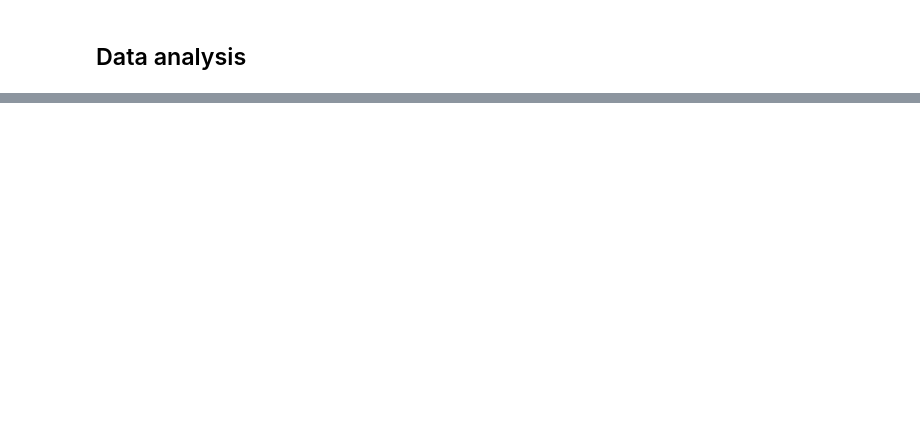
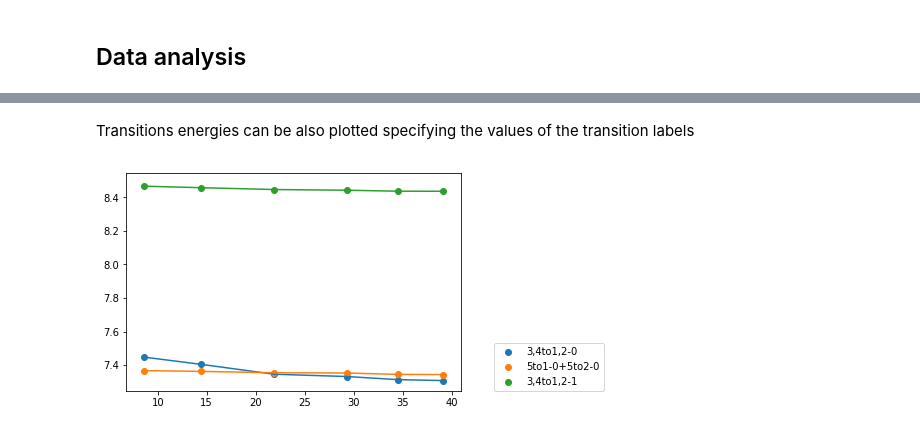
Before and after one commit to luigigenovese/KPM-nb, a Jupyter notebook: POLARIZABILITY/N2/Analysis_of_Excitonic_States.ipynb, the cells around one changed output, grey strips where cells are left out. Saved outputs shown, nothing was run; the diff lists cells and outputs as text; code cells hidden in the pictures; blank space fills up the shorter version.

```diff
--- a/POLARIZABILITY/N2/Analysis_of_Excitonic_States.ipynb
+++ b/POLARIZABILITY/N2/Analysis_of_Excitonic_States.ipynb
@@ -201,0 +133,8 @@ selected transition :  5to2
+# %% [markdown]
+Transitions energies can be also plotted specifying the values of the transition labels
+# %%
+reload(R)
+selLab = ['3,4to1,2-0','5to1-0+5to2-0','3,4to1,2-1']#,'3,4to1,2-3+3,4to1,2-4']
+R.pltTrLabel(selLab,excitations,Data,numOrb,True)
+# %% [output]
+[figure, added]
```
Also changed, not shown: parts of 40 cells of this notebook, 1 other file.
